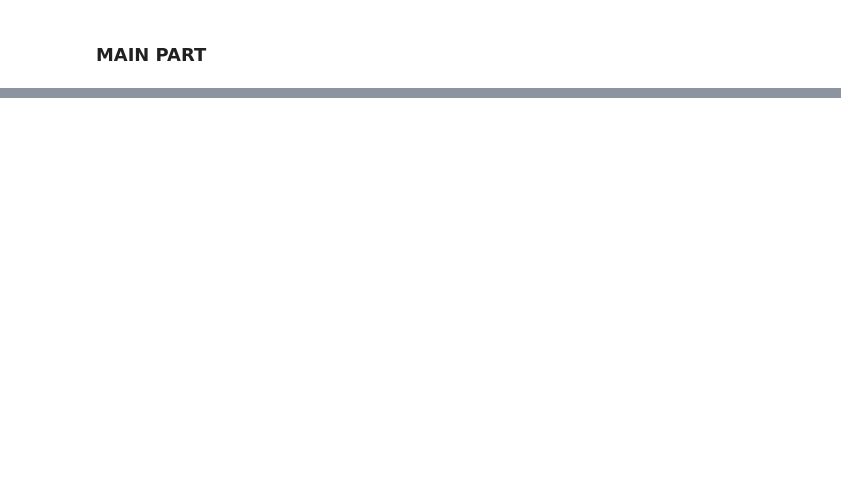
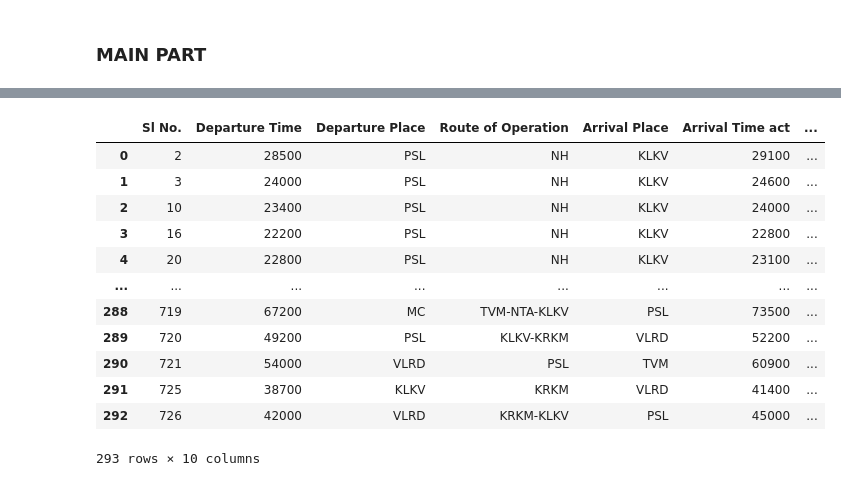
Before and after one commit to vimalbabu2229/natpac, a Jupyter notebook: scheduling.ipynb, the cells around one changed output, grey strips where cells are left out. Cells and saved outputs as stored; diff of their text form; code cells hidden in the pictures; blank space fills up the shorter version.

```diff
--- a/scheduling.ipynb
+++ b/scheduling.ipynb
@@ -9,9 +9,11 @@
 # SET UP AND IMPORTS
 import pandas as pd
 import datetime
-import numpy as np
+import time
 
-df = pd.read_excel('dataset/processed/psl.xlsx')
+
+df = pd.read_excel('dataset/processed/psl.xlsx').reset_index(drop=True)
+
 # Adding the Terminal Gap and Duty only for processing
 df['Terminal Gap'] = [0] * len(df)
 df['Duty'] = [0] * len(df)
@@ -19,12 +21,22 @@ df['Duty'] = [0] * len(df)
 START_PLACE = 'PSL'
 #start_legs contain the legs with departure place as start_place
 start_legs = df[df['Departure Place'] == START_PLACE].sort_values('Departure Time', ascending=True)
+start_legs.reset_index(drop=True,inplace=True)
 #main_legs contains all other legs
-main_legs = df[df['Departure Place'] != START_PLACE]
+# main_legs = df[df['Departure Place'] != START_PLACE]
+# MIN_DUTY = 27000 #setting the minimum duty as 7:00 hrs
 MIN_DUTY = 27000 #setting the minimum duty as 7:00 hrs
 # The ideal duty is 7:30 hrs with a 15 min break at the start and end . Then total 8:00
-MAX_DUTY = 30600 # setting the maximum duty as 8:30 hrs
+# MAX_DUTY = 30600 # setting the maximum duty as 8:30 hrs
+MAX_DUTY = 36000 # setting the maximum duty as 10:00 hrs
 MIN_TERMINAL_GAP = 300
 MAX_TERMINAL_GAP = 900
+MAX_SPLIT = 1800 # Setting the maximum split time as 30 min
+BREAK_SPLIT = 1800 # break time of 30 min to avoid 5hrs continuous working
+
+success = 0 # Not necessary , just to count the number of start legs taken
+trips_count = 0 # count the number of trips
+exe_generateTempSet  = 0
+exe_popTempSet  = 0
 # %% [markdown]
 ### SUPPORTING FUNCTIONS
@@ -183,0 +305,16 @@ Steering Duty =  08:20:00
+# %%
+df
+# %% [output]
+|  | Sl No. | Departure Time | Departure Place | Route of Operation | Arrival Place | Arrival Time act | ... |
+| 0 | 2 | 28500 | PSL | NH | KLKV | 29100 | ... |
+| 1 | 3 | 24000 | PSL | NH | KLKV | 24600 | ... |
+| 2 | 10 | 23400 | PSL | NH | KLKV | 24000 | ... |
+| 3 | 16 | 22200 | PSL | NH | KLKV | 22800 | ... |
+| 4 | 20 | 22800 | PSL | NH | KLKV | 23100 | ... |
+| ... | ... | ... | ... | ... | ... | ... | ... |
+| 288 | 719 | 67200 | MC | TVM-NTA-KLKV | PSL | 73500 | ... |
+| 289 | 720 | 49200 | PSL | KLKV-KRKM | VLRD | 52200 | ... |
+| 290 | 721 | 54000 | VLRD | PSL | TVM | 60900 | ... |
+| 291 | 725 | 38700 | KLKV | KRKM | VLRD | 41400 | ... |
+| 292 | 726 | 42000 | VLRD | KRKM-KLKV | PSL | 45000 | ... |
+293 rows × 10 columns
```
Also changed, not shown: parts of 13 cells of this notebook, 1 other file.
